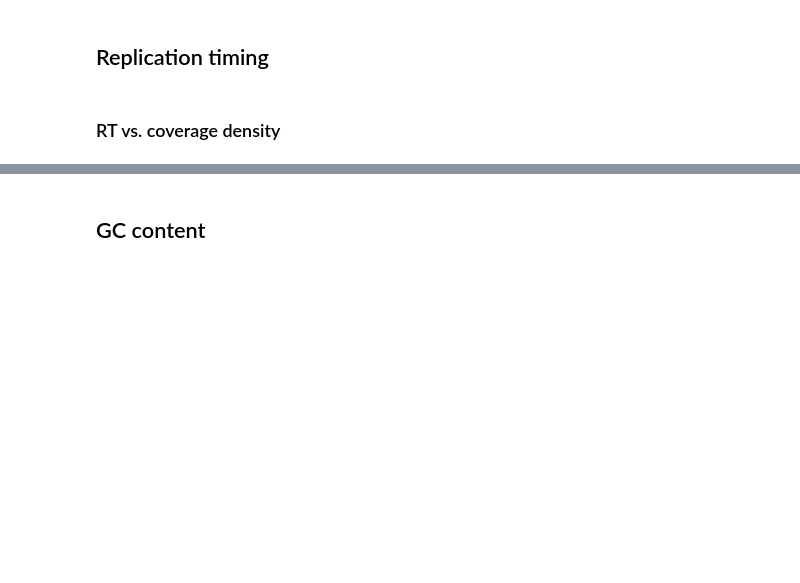
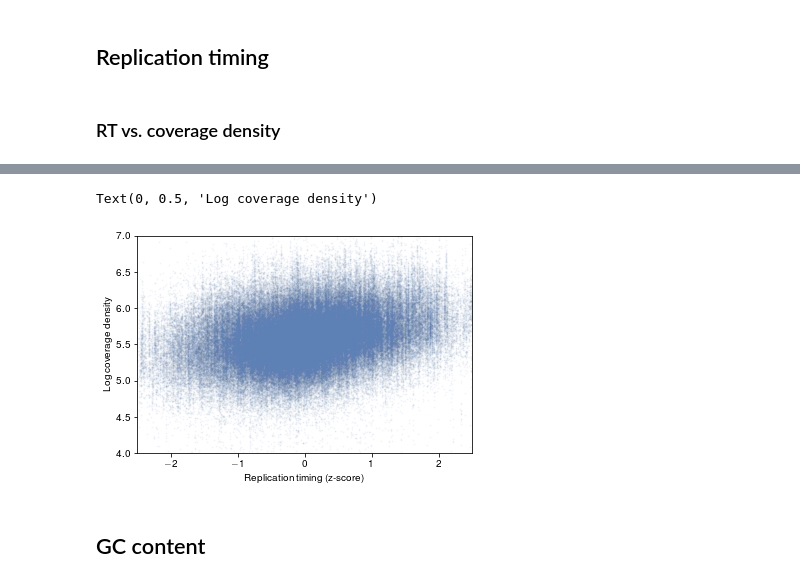
Before and after one commit to getzlab/HapASeg, a Jupyter notebook: 70_coverage.ipynb, the cells around one changed output, grey strips where cells are left out. Saved outputs shown, nothing was run; the diff lists cells and outputs as text; code cells hidden in the pictures; blank space fills up the shorter version.

```diff
--- a/70_coverage.ipynb
+++ b/70_coverage.ipynb
@@ -55,3 +55,13 @@ plt.legend(["Coverage density", "Replication timing"])
+# %%
+plt.figure()
+plt.scatter(Cov["C_RT_z"], np.log(Cov["covcorr"]/Cov["C_len"]), s = 1, alpha = 0.05)
+plt.xlim([-2.5, 2.5]);
+plt.ylim([4, 7]);
+plt.xlabel("Replication timing (z-score)")
+plt.ylabel("Log coverage density")
+# %% [output]
+Text(0, 0.5, 'Log coverage density')
+[figure, added]
 # %% [markdown]
 ## GC content
 # %%
```
Also changed, not shown: parts of 20 cells of this notebook.
